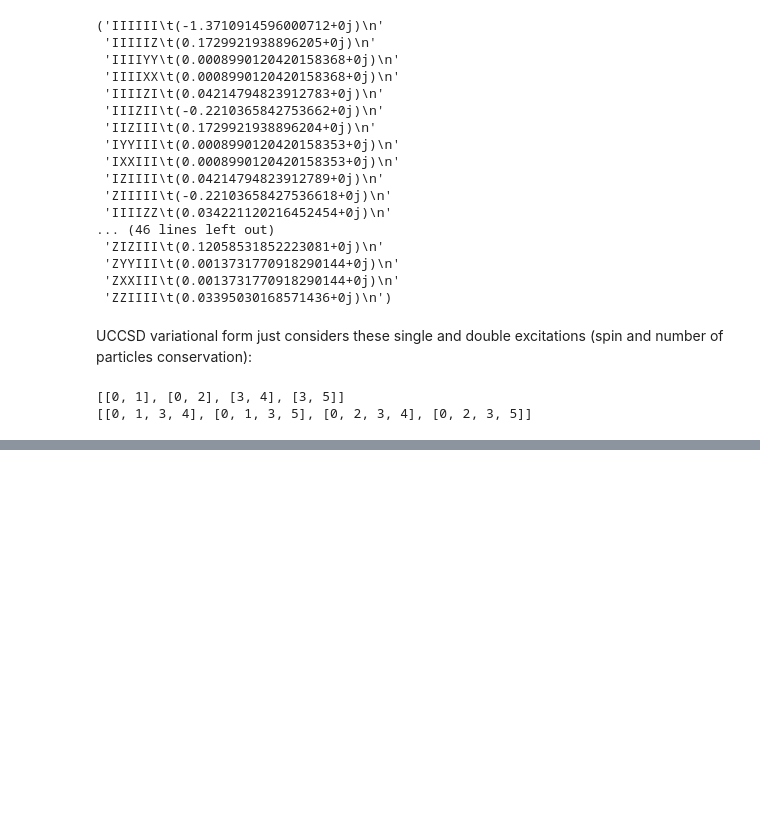
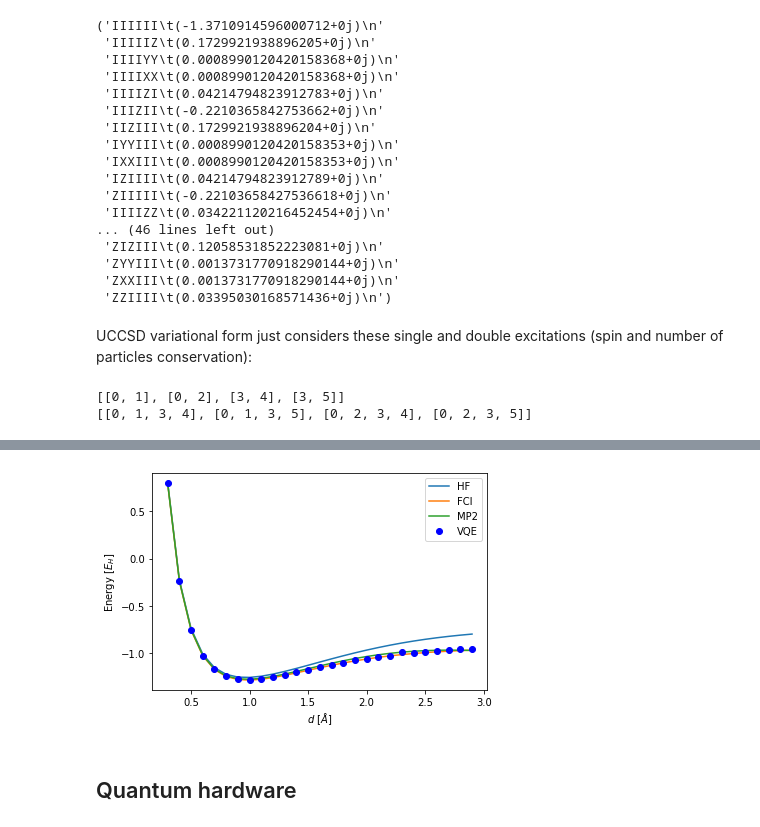
Before and after one commit to qismib/MEQuVA, a Jupyter notebook: notebooks/H3+_triangular_energy.ipynb, the cells around one changed output, grey strips where cells are left out. Cells and saved outputs as stored; diff of their text form; code cells hidden in the pictures; blank space fills up the shorter version.

```diff
--- a/notebooks/H3+_triangular_energy.ipynb
+++ b/notebooks/H3+_triangular_energy.ipynb
@@ -21,12 +21,13 @@ from qiskit.chemistry import FermionicOperator
 from qiskit.chemistry.drivers import PySCFDriver, UnitsType, HFMethodType
 # %%
 global qubit_mapping
-qubit_mapping = 'jordan_wigner'
+qubit_mapping = 'parity'# 'parity' 'jordan_wigner'
 global two_qubit_reduction
-two_qubit_reduction = False
+two_qubit_reduction = True
 global best_result
 global hfmethod
-hfmethod = HFMethodType.ROHF
+hfmethod = HFMethodType.RHF
+global qubitOp
 global var_form
 global vqe
 global ferOp
@@ -34,8 +35,8 @@ global shift
 # %%
 backend = Aer.get_backend("statevector_simulator")
 
-optimizer = COBYLA(maxiter=100)
-distances = np.arange(0.3, 4, .1)
+optimizer = COBYLA(maxiter=40)
+distances = np.arange(1, 4, 11)
 vqe_energies = []
 min = 100.0
 dismin = 0.0
@@ -61,9 +62,10 @@ for dist in distances:
     num_spin_orbitals = num_orbitals*2
 
 
-    ferOp = FermionicOperator(h1=molecule.one_body_integrals, h2=molecule.two_body_integrals)
+    core = Hamiltonian(transformation=TransformationType.FULL, qubit_mapping=QubitMappingType.PARITY,
+                   two_qubit_reduction=two_qubit_reduction, freeze_core=False)
 
-    qubitOp = ferOp.mapping(map_type=qubit_mapping)
+    qubitOp, aux_ops = core.run(molecule)
 
     initial_state = HartreeFock(num_spin_orbitals,
                                 num_particles,
@@ -74,20 +76,21 @@ for dist in distances:
                         num_particles=num_particles,
                         initial_state=initial_state,
                         qubit_mapping=qubit_mapping,
-                        two_qubit_reduction=two_qubit_reduction)
+                        two_qubit_reduction=two_qubit_reduction,
+                        z2_symmetries=None)
 
     init_parm = np.zeros(var_form.num_parameters)
     vqe = VQE(qubitOp, var_form, optimizer, initial_point=init_parm)
     vqe_result_tot = vqe.run(backend)
     vqe_result = np.real(vqe_result_tot['eigenvalue'] + shift)
     vqe_energies.append(vqe_result)
-    '''
+    #'''
     print("Interatomic Distance:", np.round(dist, 2),
           "\n\tVQE calculation: ",np.real(vqe_result_tot['eigenvalue']),
           "\n\tNuclear shift: ", shift,
           "\n\tVQE Result: ", vqe_result)
-    '''
-    print("Interatomic Distance:", np.round(dist, 2),"\t VQE result: ", vqe_result)
+    #'''
+    #print("Interatomic Distance:", np.round(dist, 2),"\t VQE result: ", vqe_result)
     if vqe_result < min:
         min = vqe_result
         dismin = dist
@@ -223,0 +280,22 @@ print(*lines, sep='\n')
+# %%
+for (method,E) in energies.items():
+    if (method == "VQE"):
+        plt.plot(dist,E,'bo',label=method)
+    #elif (method == "FCI"):
+    #    plt.plot(dist,E,'bo',label=method)
+    else:
+        plt.plot(dist,E,label=method)
+
+#plt.plot(alt,energies["HF"])
+plt.xlabel(r"$d$ $[\AA]$")
+plt.ylabel(r"Energy $[E_H]$")
+#plt.ylim([-1.3, -1.1])
+#plt.xlim([0.5, 1.50])
+plt.legend()
+
+plt.savefig('/mnt/c/Users/Rodolfo/Desktop/figura.png')
+plt.show()
+# %% [output]
+[figure, added]
+# %% [markdown]
+## Quantum hardware
```
Also changed, not shown: parts of 13 cells of this notebook.
